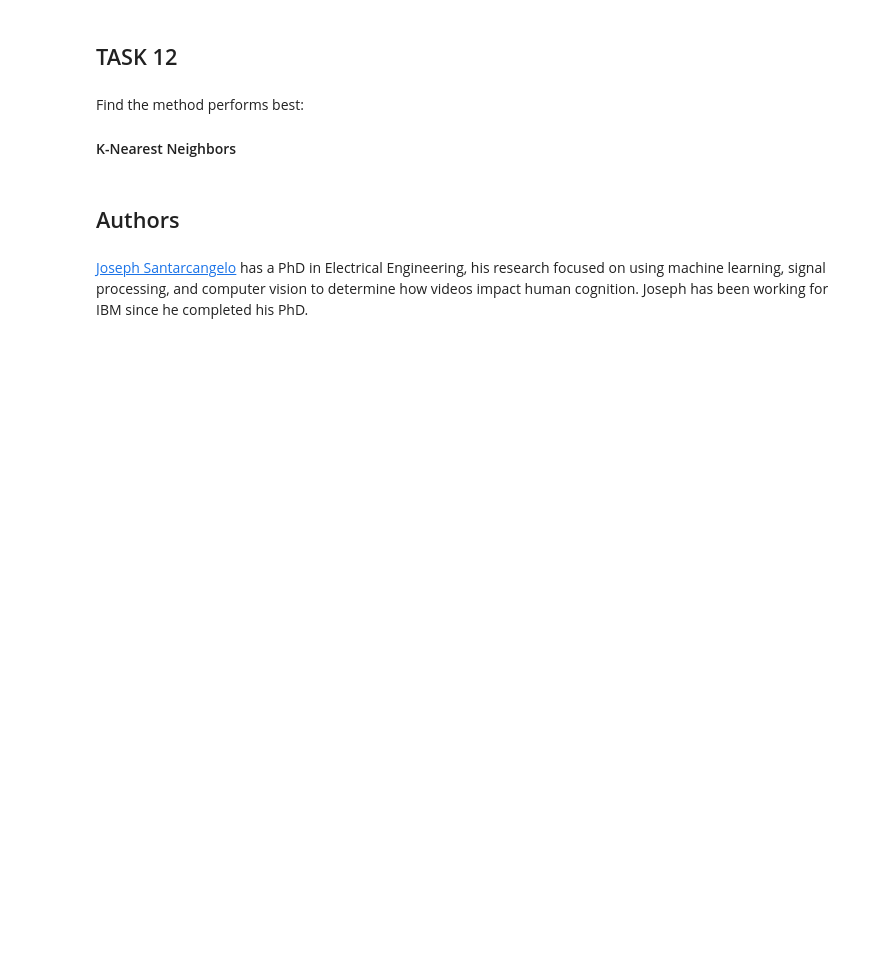
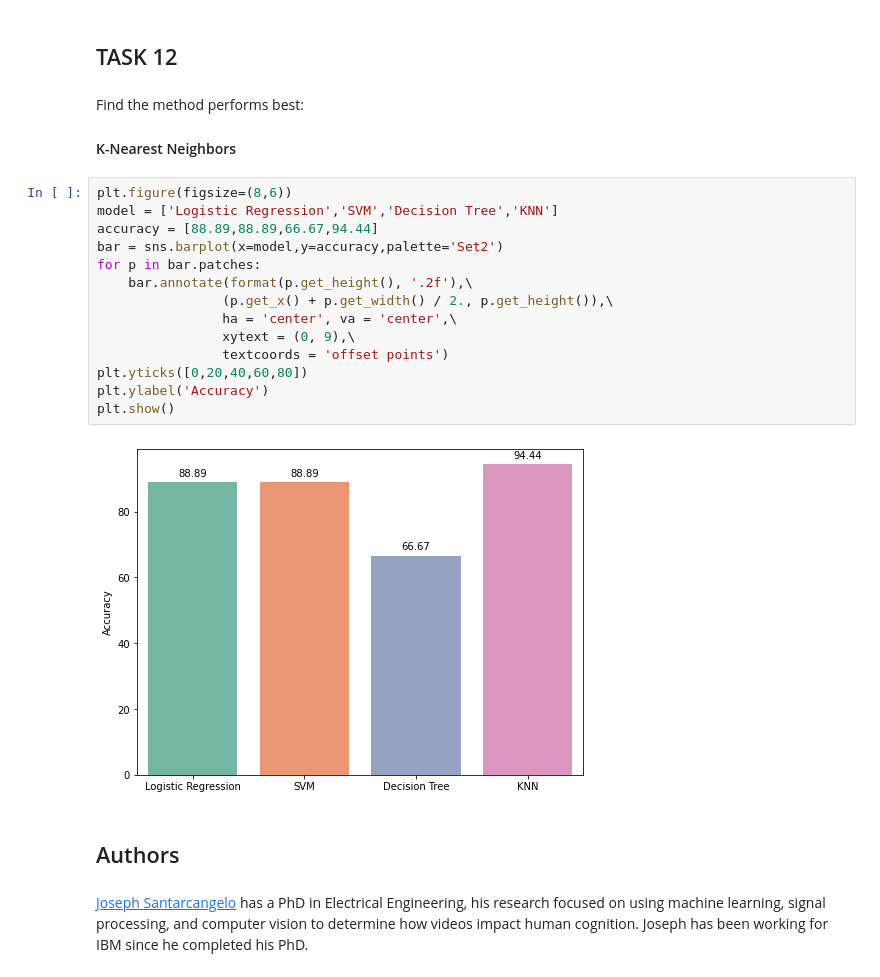
Before and after one commit to 123olala/IBM-Data-Science-Professional-Certificate-Applied-Data-Science-Capstone, a Jupyter notebook: PredictiveModelBuilding.ipynb, the cells around one changed output. Saved outputs shown, nothing was run; the diff lists cells and outputs as text; blank space fills up the shorter version.

```diff
--- a/PredictiveModelBuilding.ipynb
+++ b/PredictiveModelBuilding.ipynb
@@ -371,6 +371,22 @@ plot_confusion_matrix(y_test,y_pred)
 # %% [markdown]
 Find the method performs best:
 #### K-Nearest Neighbors
+# %%
+plt.figure(figsize=(8,6))
+model = ['Logistic Regression','SVM','Decision Tree','KNN']
+accuracy = [88.89,88.89,66.67,94.44]
+bar = sns.barplot(x=model,y=accuracy,palette='Set2')
+for p in bar.patches:
+    bar.annotate(format(p.get_height(), '.2f'),\
+                (p.get_x() + p.get_width() / 2., p.get_height()),\
+                ha = 'center', va = 'center',\
+                xytext = (0, 9),\
+                textcoords = 'offset points')
+plt.yticks([0,20,40,60,80])
+plt.ylabel('Accuracy')
+plt.show()
+# %% [output]
+[figure, added]
 # %% [markdown]
 ## Authors
 # %% [markdown]
```
